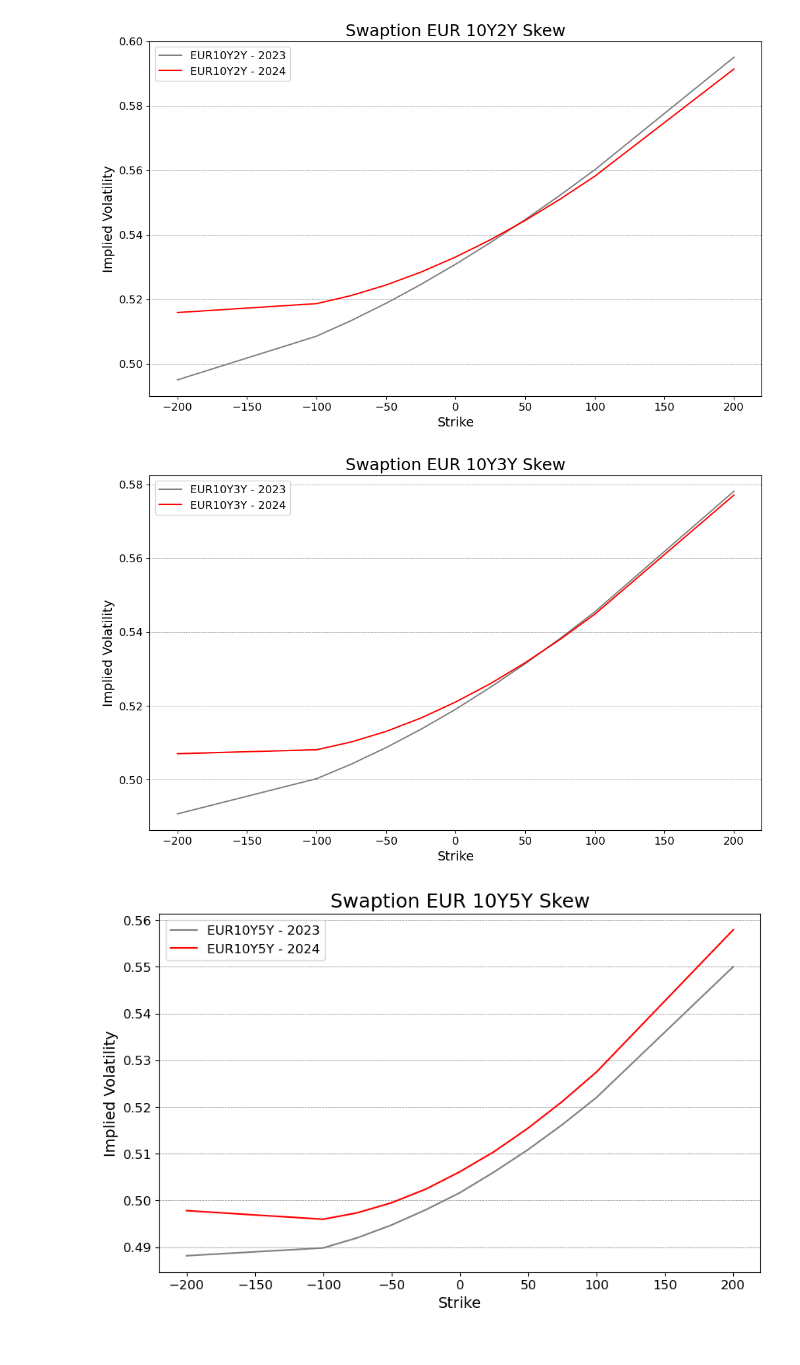
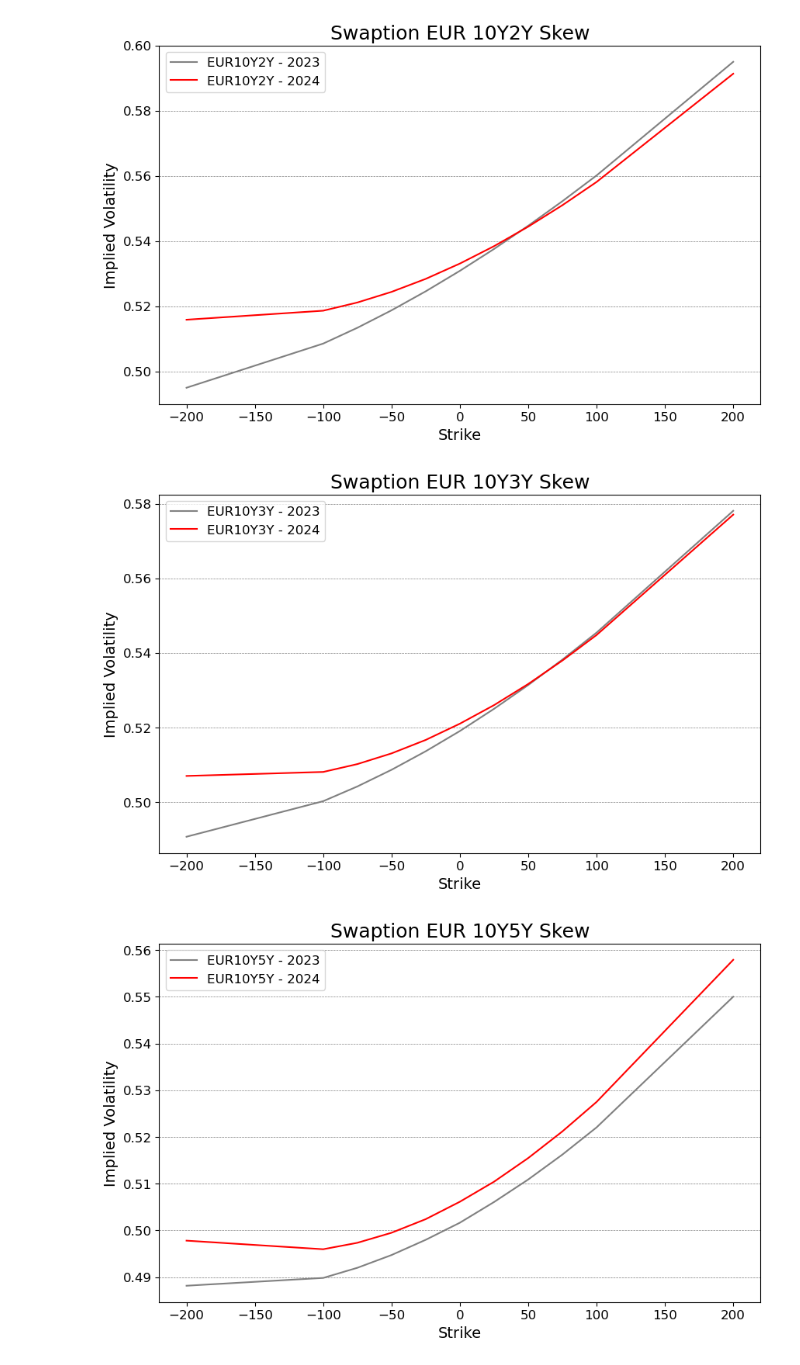
Before and after one commit to NannaOhrt/master_thesis, a Jupyter notebook: main/code/swaption_skew.ipynb, the cells around one changed output. Drawn from its saved outputs; the diff is of its cells as text; code cells hidden in the pictures.

```diff
--- a/main/code/swaption_skew.ipynb
+++ b/main/code/swaption_skew.ipynb
@@ -111,7 +111,7 @@ OTM_10Y2Y_2023 = ten_y_2_y_2023.index.str.replace('ATM', '0').astype(int)
 OTM_10Y2Y_2024 = ten_y_2_y_2024.index.str.replace('ATM', '0').astype(int)
 
 
-plt.figure(figsize=(12, 7))
+plt.figure(figsize=(10, 6))
 plt.plot(OTM_10Y2Y_2023, ten_y_2_y_2023.values, color='grey', label='EUR10Y2Y - 2023')
 plt.plot(OTM_10Y2Y_2024, ten_y_2_y_2024.values, color='red',  label='EUR10Y2Y - 2024')
 plt.title('Swaption EUR 10Y2Y Skew', fontsize=18)
@@ -127,34 +127,34 @@ plt.savefig("/Users/nannaingemannohrt/Desktop/master_thesis/main/plots/10Y2Y.png
 plt.show()
 plt.close()
 # %% [output]
-[figure, old version]
+[figure, new version]
 # %%
 # Extract the '10Y10Y' row from the original dataframe
 ten_y_3_y_2023 = df_OTM_2023.loc['10Y3Y']
 ten_y_3_y_2024 = df_OTM_2024.loc['10Y3Y']
 
 # Convert indices to integer deltas (spread measure in bps)
 OTM_10Y3Y_2023 = ten_y_3_y_2023.index.str.replace('ATM', '0').astype(int)
 OTM_10Y3Y_2024 = ten_y_3_y_2024.index.str.replace('ATM', '0').astype(int)
 
 
-plt.figure(figsize=(12, 7))
+plt.figure(figsize=(10, 6))
 plt.plot(OTM_10Y3Y_2023, ten_y_3_y_2023.values, color='grey', label='EUR10Y3Y - 2023')
 plt.plot(OTM_10Y3Y_2024, ten_y_3_y_2024.values, color='red',  label='EUR10Y3Y - 2024')
 plt.title('Swaption EUR 10Y3Y Skew', fontsize=18)
 plt.xlabel('Strike', fontsize=14)
 plt.ylabel('Implied Volatility', fontsize=14)
 plt.xticks(fontsize=12)
 plt.yticks(fontsize=12)
 plt.grid(axis='y', color='gray', linestyle='--', linewidth=0.5)
 plt.legend(fontsize=12)
 plt.savefig("/Users/nannaingemannohrt/Desktop/master_thesis/main/plots/10Y3Y.png")  # Save as PNG
 
 # Display the plot
 plt.show()
 plt.close()
 # %% [output]
-[figure, old version]
+[figure, new version]
 # %%
 # Extract the '10Y10Y' row from the original dataframe
 ten_y_5_y_2023 = df_OTM_2023.loc['10Y5Y']
```
Also changed, not shown: parts of 2 cells of this notebook, 4 other files.
